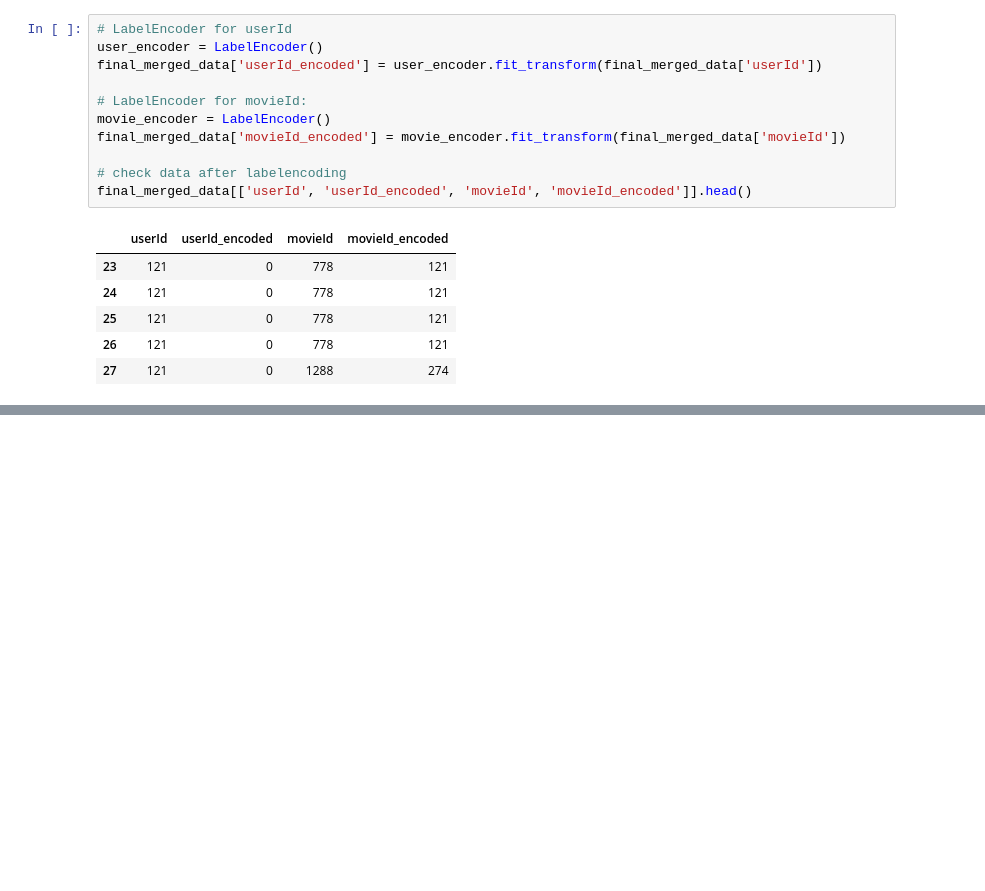
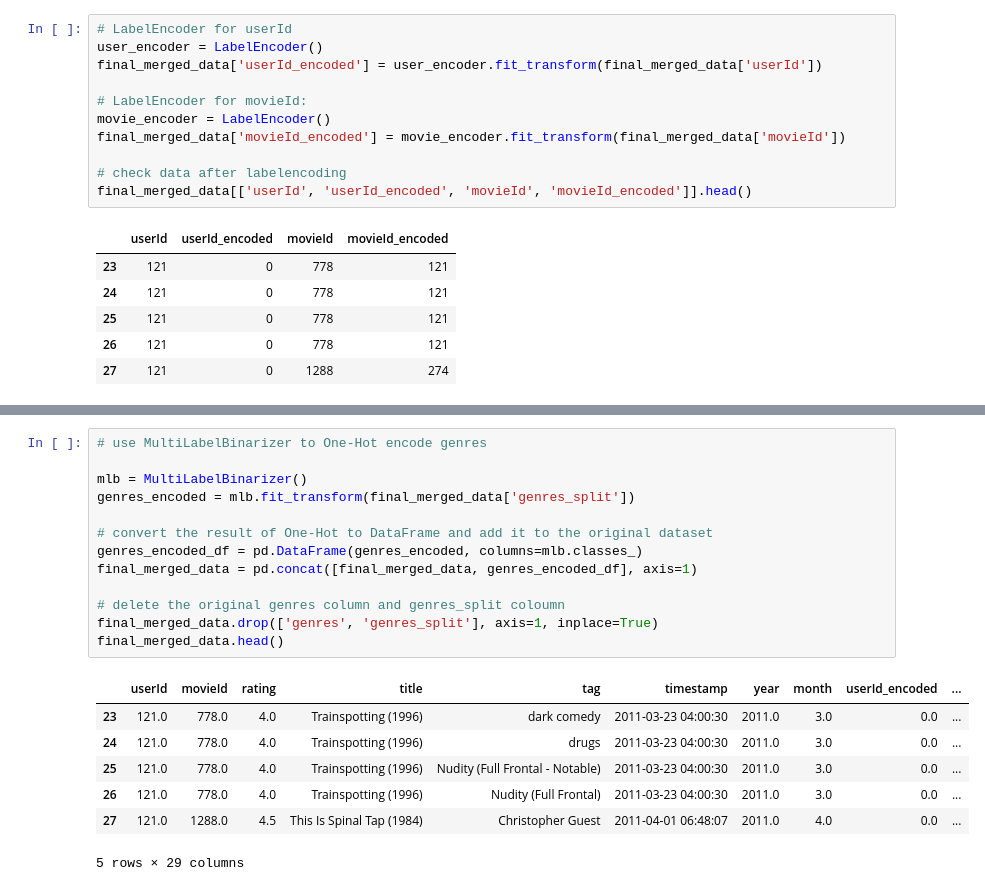
Before and after one commit to Charlottecool/Neural-Network-and-NLP-Based-Movie-Recommendation-System, a Jupyter notebook: Neural Network and NLP-Based Movie Recommendation System.ipynb, the cells around one changed output, grey strips where cells are left out. Saved outputs shown, nothing was run; the diff lists cells and outputs as text; blank space fills up the shorter version.

```diff
--- a/Neural Network-Based Movie Recommendation System.ipynb
+++ b/Neural Network and NLP-Based Movie Recommendation System.ipynb
@@ -257,0 +295,21 @@ The RMSE and MAE results show that the prediction error of the model is within a
+# %%
+# use MultiLabelBinarizer to One-Hot encode genres
+
+mlb = MultiLabelBinarizer()
+genres_encoded = mlb.fit_transform(final_merged_data['genres_split'])
+
+# convert the result of One-Hot to DataFrame and add it to the original dataset
+genres_encoded_df = pd.DataFrame(genres_encoded, columns=mlb.classes_)
+final_merged_data = pd.concat([final_merged_data, genres_encoded_df], axis=1)
+
+# delete the original genres column and genres_split coloumn
+final_merged_data.drop(['genres', 'genres_split'], axis=1, inplace=True)
+final_merged_data.head()
+# %% [output]
+|  | userId | movieId | rating | title | tag | timestamp | year | month | userId_encoded | ... |
+| 23 | 121.0 | 778.0 | 4.0 | Trainspotting (1996) | dark comedy | 2011-03-23 04:00:30 | 2011.0 | 3.0 | 0.0 | ... |
+| 24 | 121.0 | 778.0 | 4.0 | Trainspotting (1996) | drugs | 2011-03-23 04:00:30 | 2011.0 | 3.0 | 0.0 | ... |
+| 25 | 121.0 | 778.0 | 4.0 | Trainspotting (1996) | Nudity (Full Frontal - Notable) | 2011-03-23 04:00:30 | 2011.0 | 3.0 | 0.0 | ... |
+| 26 | 121.0 | 778.0 | 4.0 | Trainspotting (1996) | Nudity (Full Frontal) | 2011-03-23 04:00:30 | 2011.0 | 3.0 | 0.0 | ... |
+| 27 | 121.0 | 1288.0 | 4.5 | This Is Spinal Tap (1984) | Christopher Guest | 2011-04-01 06:48:07 | 2011.0 | 4.0 | 0.0 | ... |
+5 rows × 29 columns
```
Also changed, not shown: parts of 10 cells of this notebook.
